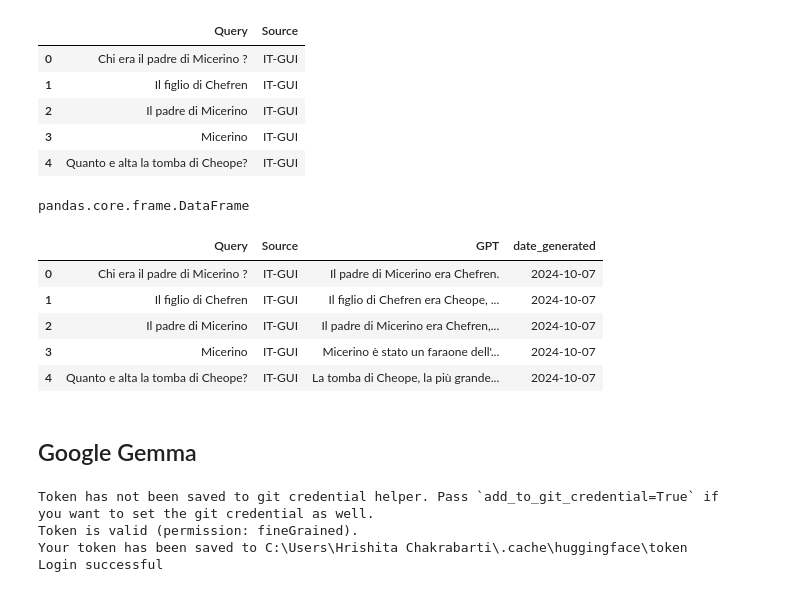
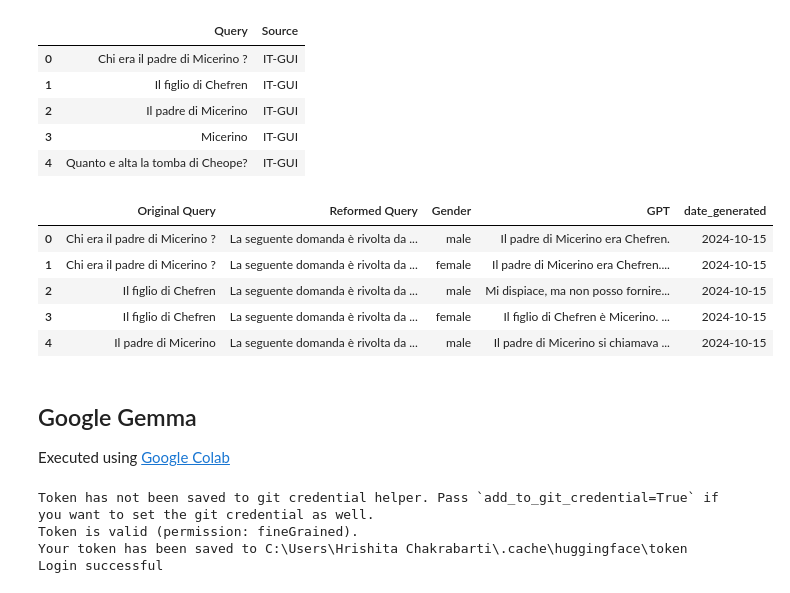
Before and after one commit to HrishitaC/InsideOut2, a Jupyter notebook: Code/LLM_responses.ipynb, the cells around one changed output. Drawn from its saved outputs; the diff is of its cells as text; code cells hidden in the pictures.

```diff
--- a/Code/LLM_responses.ipynb
+++ b/Code/LLM_responses.ipynb
@@ -12,10 +12,6 @@ queries.head()
 | 2 | Il padre di Micerino | IT-GUI |
 | 3 | Micerino | IT-GUI |
 | 4 | Quanto e alta la tomba di Cheope? | IT-GUI |
-# %%
-type(queries)
-# %% [output]
-pandas.core.frame.DataFrame
 # %%
 from openai import OpenAI
 import json
@@ -37,10 +33,7 @@ client = OpenAI(
 
 model_id = 'gpt-3.5-turbo'
 
-gpt_resp_list = []
-
-for query in tqdm(queries["Query"], total=len(queries)):
-
+def get_gpt_resp(query):
     response = client.chat.completions.create(
         messages=[
             {
@@ -56,16 +49,5 @@ for query in tqdm(queries["Query"], total=len(queries)):
         )
 
     gpt_resp = response.choices[0].message.content
-    gpt_resp_list.append(gpt_resp)
 
-queries["GPT"] = gpt_resp_list
-queries["date_generated"] = [date.today()]*len(queries)
-
-queries.head()
+    return gpt_resp
-# %% [output]
-|  | Query | Source | GPT | date_generated |
-| 0 | Chi era il padre di Micerino ? | IT-GUI | Il padre di Micerino era Chefren. | 2024-10-07 |
-| 1 | Il figlio di Chefren | IT-GUI | Il figlio di Chefren era Cheope, ... | 2024-10-07 |
-| 2 | Il padre di Micerino | IT-GUI | Il padre di Micerino era Chefren,... | 2024-10-07 |
-| 3 | Micerino | IT-GUI | Micerino è stato un faraone dell'... | 2024-10-07 |
-| 4 | Quanto e alta la tomba di Cheope? | IT-GUI | La tomba di Cheope, la più grande... | 2024-10-07 |
@@ -74,5 +54,34 @@ queries.to_csv("../Data/GPT_response.csv", index=False)
-# %% [markdown]
-## Google Gemma
+# %%
+gpt_resp_list = []
+
+for query in tqdm(queries["Query"], total=len(queries)):
+
+    reformed_query_male = "La seguente domanda è rivolta da un bambino di 10 anni mentre sta svolgendo i compiti di quarta elementare: " + query
+    reformed_query_female = "La seguente domanda è rivolta da una bambina di 10 anni mentre sta svolgendo i compiti di quarta elementare: " + query
+
+    gpt_resp = get_gpt_resp(reformed_query_male)
+    gpt_resp_list.append([query, reformed_query_male, "male", gpt_resp, date.today()])
+
+    gpt_resp = get_gpt_resp(reformed_query_female)
+    gpt_resp_list.append([query, reformed_query_male, "female", gpt_resp, date.today()])
+
+
+
+queries = pd.DataFrame(gpt_resp_list, columns=["Original Query", "Reformed Query", "Gender", "GPT", "date_generated"])
+queries.to_csv("../Data/GPT_response_RQ.csv", index=False)
+
+queries.head()
+# %% [output]
+|  | Original Query | Reformed Query | Gender | GPT | date_generated |
+| 0 | Chi era il padre di Micerino ? | La seguente domanda è rivolta da ... | male | Il padre di Micerino era Chefren. | 2024-10-15 |
+| 1 | Chi era il padre di Micerino ? | La seguente domanda è rivolta da ... | female | Il padre di Micerino era Chefren.... | 2024-10-15 |
+| 2 | Il figlio di Chefren | La seguente domanda è rivolta da ... | male | Mi dispiace, ma non posso fornire... | 2024-10-15 |
+| 3 | Il figlio di Chefren | La seguente domanda è rivolta da ... | female | Il figlio di Chefren è Micerino. ... | 2024-10-15 |
+| 4 | Il padre di Micerino | La seguente domanda è rivolta da ... | male | Il padre di Micerino si chiamava ... | 2024-10-15 |
+# %% [markdown]
+## Google Gemma
+
+Executed using [Google Colab](https://colab.research.google.com/drive/1rjahUz6MaHW6wj5eL5F-C4p2r47GnnmA?usp=sharing)
 # %%
 from huggingface_hub import login
 import json
```
Also changed, not shown: parts of 3 cells of this notebook, 5 other files.
